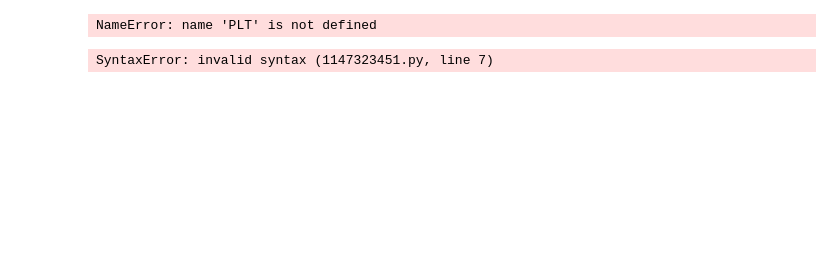
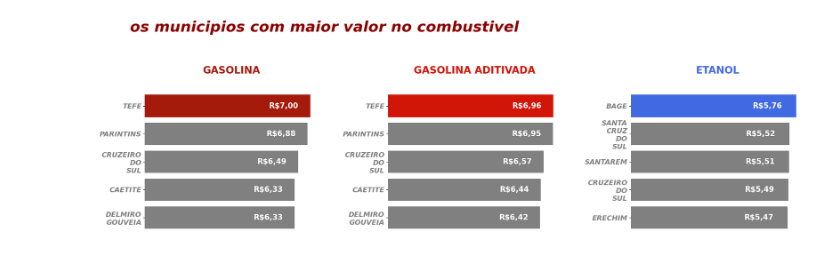
Before and after one commit to davidmidoria/analise_gasolina_etanol, a Jupyter notebook: analise.ipynb, the cells around one changed output. Drawn from its saved outputs; the diff is of its cells as text; code cells hidden in the pictures; blank space fills up the shorter version.

Commit message:
gráficos com os municípios mais caros
criação dos gráficos com os municípios mais caros e mais baratos é as modificações necessárias  para isso

```diff
--- a/analise.ipynb
+++ b/analise.ipynb
@@ -128,36 +0,0 @@ mapa_estados(media_por_estado['GASOLINA'].sort_values(),'Estado','#df927e','#a51
-# %%
-# Criar uma nova figura para Gasolina Aditivada
-# Cria uma figura e um objeto GridSpec com 2 linhas e 2 colunas
-
-# Adiciona subplots ao GridSpec
-ax_bar = fig.add_subplot(gs[1])
-ax_map = fig.add_subplot(gs[0])
-custom_cmap = LinearSegmentedColormap.from_list('CustomColors', [corX,corY], N=27)
-
-# Plotar mapas coropléticos com as cores correspondentes (ajustando tamanho)
-adicionar_rotulos(plt,plt.barh(media_gasolina.index,media_gasolina.to_list(), color=custom_cmap(np.linspace(0, 1, 27))),font=10)
-ax_map.set_xticks([])
-ax_map.set_yticks([])
-ax_map.spines[['top', 'right', 'bottom', 'left']].set_visible(False)
-
-# Plotar gráfico de barras horizontais para Gasolina Aditivada (ajustando tamanho)
-
-
-# Define a cor gradual usando cmap, começando em red e indo até gray
-
-
-
-# Remover a legenda do gráfico de barras horizontal
-ax_bar.set_xticks([])
-ax_bar.spines[['top', 'right', 'bottom', 'left']].set_visible(False)
-
-# Adicionar os valores nas barras do gráfico de barras
-
-
-# Adicionar título centralizado
-fig.suptitle('Análise do Preço Médio em R$/litro da Gasolina Aditivada por Estado', fontsize=20, fontweight='bold', color='maroon',fontstyle= 'italic', ha='center')
-
-
-plt.show()
-# %% [output]
-NameError: name 'PLT' is not defined
@@ -173,38 +0,0 @@ media_gasolina=media_por_estado['GASOLINA'].sort_values()
-# %%
-import numpy as np
-import matplotlib.pyplot as plt
-from matplotlib.colors import LinearSegmentedColormap
-
-fig=plt.figure(figsize=(10,8))
-g1=plt.subplot(1,2,1)
-estados_merged.plot(column='GASOLINA',cmap=LinearSegmentedColormap.from_list('CustomColors',['#f7dad2','#a51b0b'], N=27))g2=plt.subplot(1,2,2)
-
-custom_colors = ['#f7dad2', '#a51b0b']
-n_segments = 27
-custom_cmap = LinearSegmentedColormap.from_list('CustomColors',['#f7dad2', '#a51b0b'], N=27)
-
-adicionar_rotulos(g1,plt.barh(media_gasolina.index,media_gasolina.to_list(), color=custom_cmap(np.linspace(0, 1, 27))),cor='white',font=10)
-
-# g2.set_axis_off()
-
-# Criando a paleta de cores personalizada
-
-# Dados para o gráfico de barras
-
-
-# Criando um array de posições para as barras
-x_pos = np.arange(len(categorias))
-
-# Criando o gráfico de barras
-
-
-# Definindo os rótulos no eixo x
-# rotulos(g1,media_gasolina,custom_colors[1],'')
-
-
-# Definindo um título e rótulos dos eixos
-
-# Exibindo o gráfico
-plt.show()
-# %% [output]
-SyntaxError: invalid syntax (1147323451.py, line 7)
@@ -210,0 +3,5 @@ SyntaxError: invalid syntax (1147323451.py, line 7)
+# %%
+
+sc.barra_3(sc.municipios_mais_caros,'os municipios com maior valor no combustivel')
+# %% [output]
+[figure, added]
```
Also changed, not shown: parts of 14 cells of this notebook, 1 other file.
